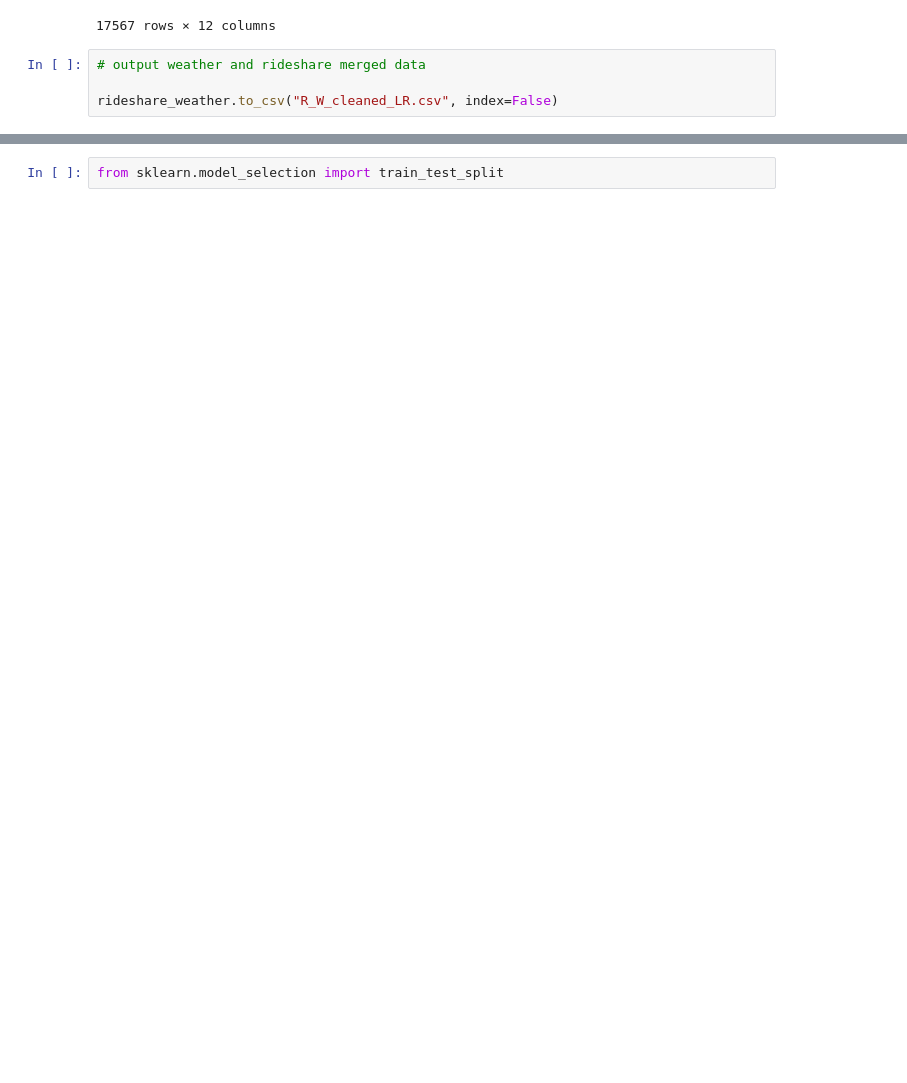
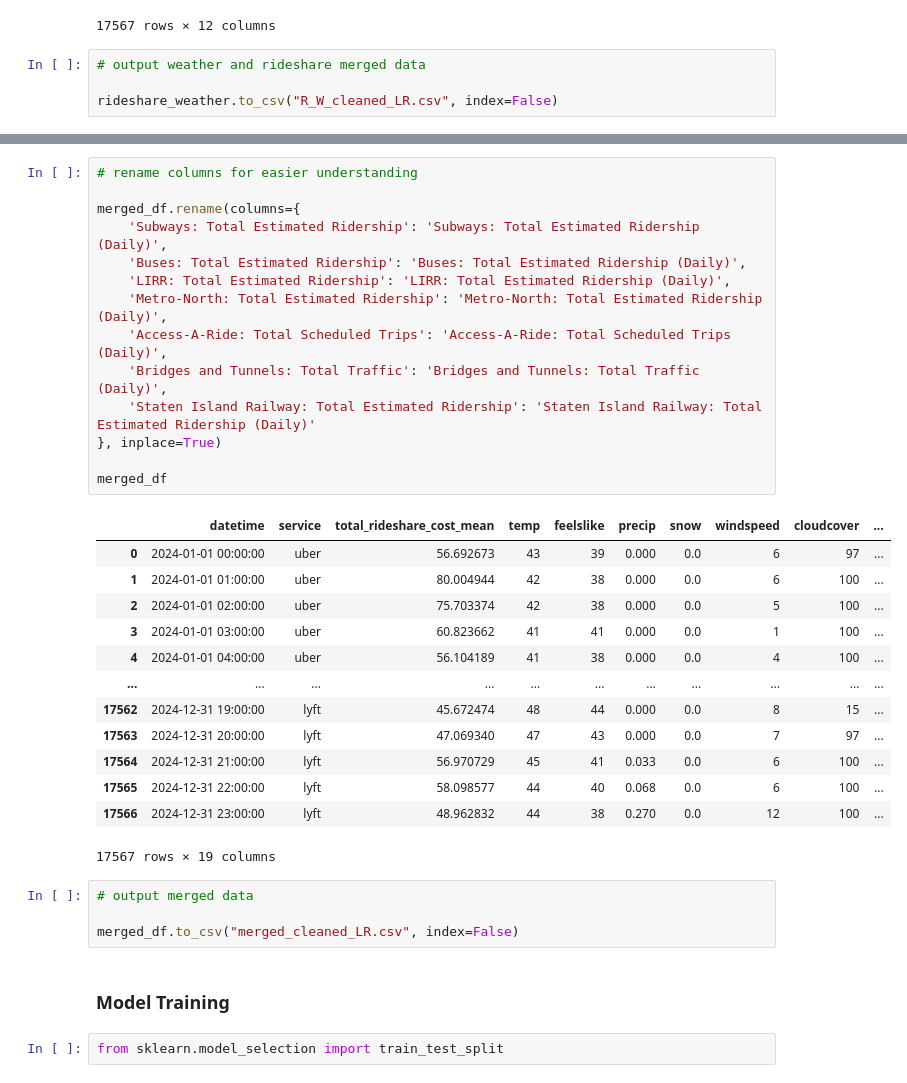
Before and after one commit to data11y/SU-IST707-Group_Project, a Jupyter notebook: Project Checkpoints/Checkpoint 2/Initial Models/Linear Regression Model-3.ipynb, the cells around one changed output, grey strips where cells are left out. Cells and saved outputs as stored; diff of their text form; blank space fills up the shorter version.

```diff
--- a/Project Checkpoints/Checkpoint 2/Initial Models/Linear Regression Model-3.ipynb
+++ b/Project Checkpoints/Checkpoint 2/Initial Models/Linear Regression Model-3.ipynb
@@ -246,2 +273,36 @@ KeyError: 'date'
+# %%
+# rename columns for easier understanding
+
+merged_df.rename(columns={
+    'Subways: Total Estimated Ridership': 'Subways: Total Estimated Ridership (Daily)',
+    'Buses: Total Estimated Ridership': 'Buses: Total Estimated Ridership (Daily)',
+    'LIRR: Total Estimated Ridership': 'LIRR: Total Estimated Ridership (Daily)',
+    'Metro-North: Total Estimated Ridership': 'Metro-North: Total Estimated Ridership (Daily)',
+    'Access-A-Ride: Total Scheduled Trips': 'Access-A-Ride: Total Scheduled Trips (Daily)',
+    'Bridges and Tunnels: Total Traffic': 'Bridges and Tunnels: Total Traffic (Daily)',
+    'Staten Island Railway: Total Estimated Ridership': 'Staten Island Railway: Total Estimated Ridership (Daily)'
+}, inplace=True)
+
+merged_df
+# %% [output]
+|  | datetime | service | total_rideshare_cost_mean | temp | feelslike | precip | snow | windspeed | cloudcover | ... |
+| 0 | 2024-01-01 00:00:00 | uber | 56.692673 | 43 | 39 | 0.000 | 0.0 | 6 | 97 | ... |
+| 1 | 2024-01-01 01:00:00 | uber | 80.004944 | 42 | 38 | 0.000 | 0.0 | 6 | 100 | ... |
+| 2 | 2024-01-01 02:00:00 | uber | 75.703374 | 42 | 38 | 0.000 | 0.0 | 5 | 100 | ... |
+| 3 | 2024-01-01 03:00:00 | uber | 60.823662 | 41 | 41 | 0.000 | 0.0 | 1 | 100 | ... |
+| 4 | 2024-01-01 04:00:00 | uber | 56.104189 | 41 | 38 | 0.000 | 0.0 | 4 | 100 | ... |
+| ... | ... | ... | ... | ... | ... | ... | ... | ... | ... | ... |
+| 17562 | 2024-12-31 19:00:00 | lyft | 45.672474 | 48 | 44 | 0.000 | 0.0 | 8 | 15 | ... |
+| 17563 | 2024-12-31 20:00:00 | lyft | 47.069340 | 47 | 43 | 0.000 | 0.0 | 7 | 97 | ... |
+| 17564 | 2024-12-31 21:00:00 | lyft | 56.970729 | 45 | 41 | 0.033 | 0.0 | 6 | 100 | ... |
+| 17565 | 2024-12-31 22:00:00 | lyft | 58.098577 | 44 | 40 | 0.068 | 0.0 | 6 | 100 | ... |
+| 17566 | 2024-12-31 23:00:00 | lyft | 48.962832 | 44 | 38 | 0.270 | 0.0 | 12 | 100 | ... |
+17567 rows × 19 columns
+# %%
+# output merged data
+
+merged_df.to_csv("merged_cleaned_LR.csv", index=False)
+# %% [markdown]
+###  **Model Training**
 # %%
 from sklearn.model_selection import train_test_split
```
Also changed, not shown: parts of 4 cells of this notebook, 2 other files.
